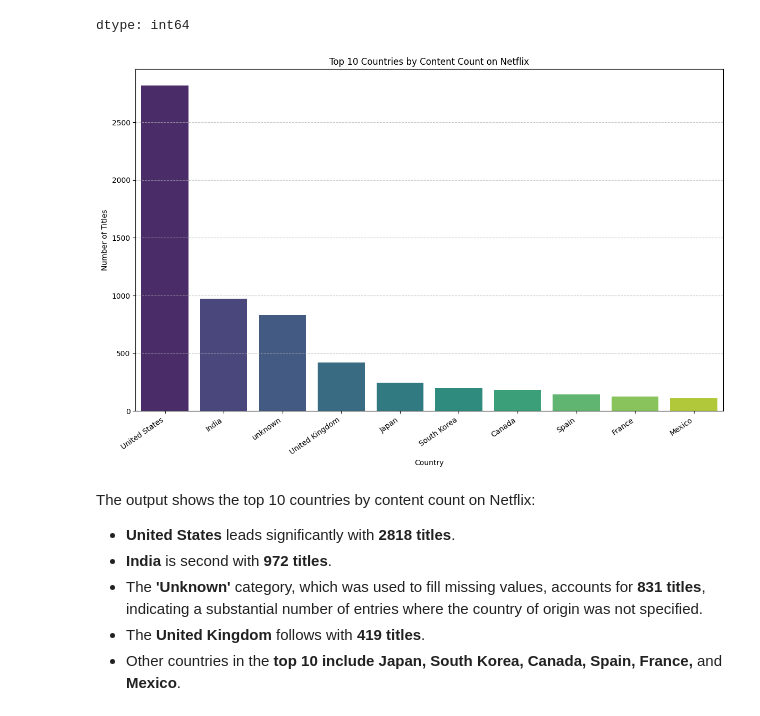
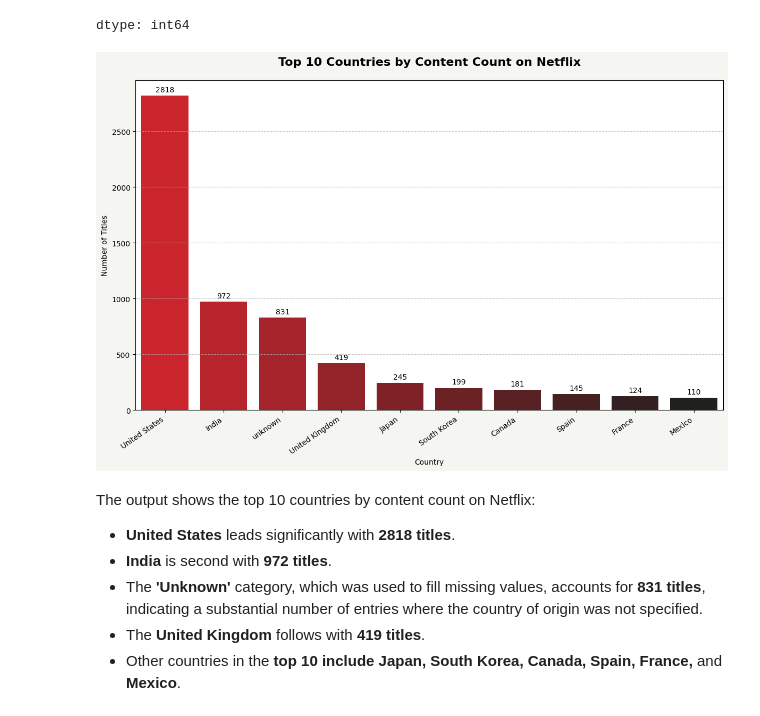
Before and after one commit to RichaGaharwar/Exploratory-Data-Analysis-Netflix-, a Jupyter notebook: Netflix_EDA.ipynb, the cells around one changed output. Cells and saved outputs as stored; diff of their text form; code cells hidden in the pictures.

```diff
--- a/Netflix_EDA.ipynb
+++ b/Netflix_EDA.ipynb
@@ -329,17 +347,34 @@ display(top_10_countries)
 | Mexico | 110 |
 dtype: int64
 # %%
-plt.figure(figsize=(12, 8))
-sns.barplot(x = top_10_countries.index, y = top_10_countries.values, palette= "viridis", hue = top_10_countries.index, legend=False)
-plt.title('Top 10 Countries by Content Count on Netflix')
+netflix_red = '#E50914'
+netflix_dark = '#221F1F'
+
+custom_palette = sns.blend_palette([netflix_dark, netflix_red], n_colors=10)
+custom_palette = list(reversed(custom_palette))
+
+plt.figure(figsize=(12, 8), facecolor='#f5f5f1')
+ax = sns.barplot(
+    x = top_10_countries.index,
+    y = top_10_countries.values,
+    palette= custom_palette,
+    hue = top_10_countries.index,
+    legend=False
+)
+
+plt.title('Top 10 Countries by Content Count on Netflix',fontsize=16, fontweight='bold', pad=20)
 plt.xlabel('Country')
 plt.ylabel('Number of Titles')
 plt.xticks(rotation=35, ha='right')
+
+for i in ax.containers:
+  ax.bar_label(i, padding = 3)
+
 plt.grid(axis='y', linestyle='--', alpha=0.7)
 plt.tight_layout()
 plt.show()
 # %% [output]
-[figure, old version]
+[figure, new version]
 # %% [markdown]
 The output shows the top 10 countries by content count on Netflix:
 
```
Also changed, not shown: parts of 2 cells of this notebook.
